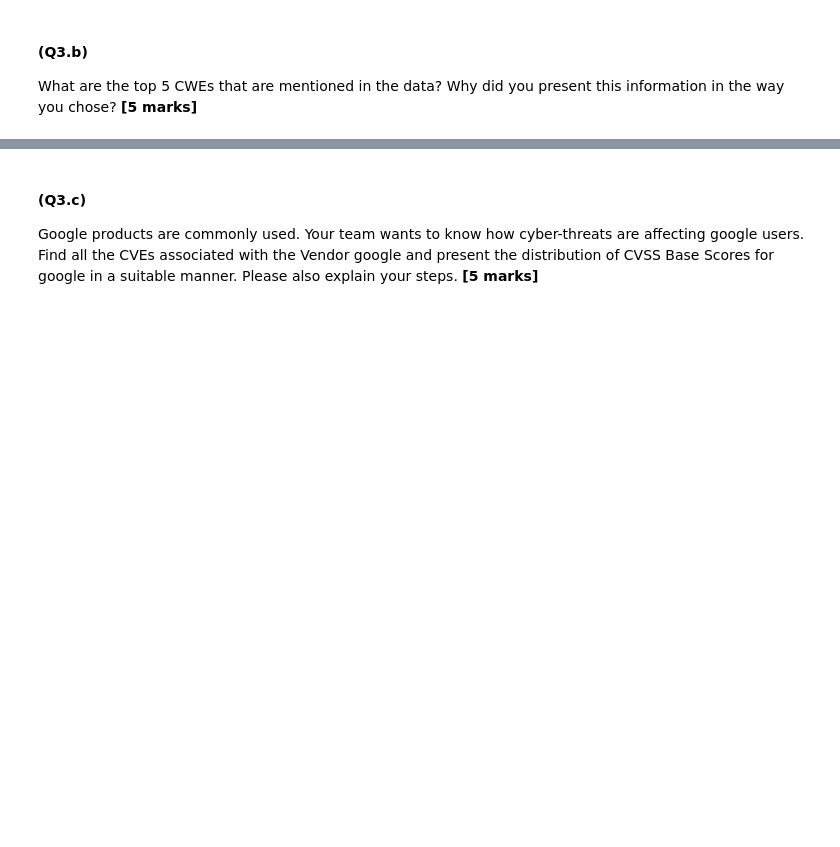
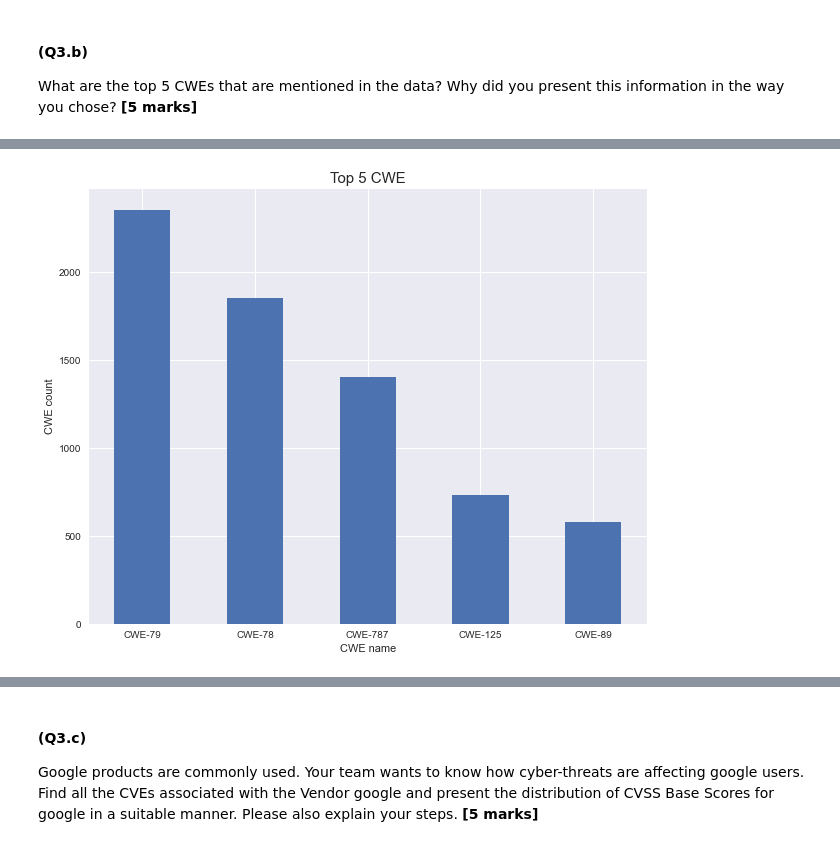
Before and after one commit to kylifish0100/comp2420_assignment1, a Jupyter notebook: Assignment_1_2022.ipynb, the cells around one changed output, grey strips where cells are left out. Drawn from its saved outputs; the diff is of its cells as text; code cells hidden in the pictures; blank space fills up the shorter version.

```diff
--- a/Assignment_1_2022.ipynb
+++ b/Assignment_1_2022.ipynb
@@ -250,0 +366,37 @@ What are the top 5 CWEs that are mentioned in the data? Why did you present this
+# %%
+# YOUR CODE HERE
+
+cwe_list_origin = cvss_dataset['cwe_ids'].unique()
+cwe_list_trimmed = []
+for x in cwe_list_origin:                            #trim repeated CWEs
+    if x.find(",") == -1:
+        cwe_list_trimmed.append(x)
+    elif x.find(",") != -1:
+        x = x.split(',')
+        #print(x)
+        for i in x:
+            #print(i)
+            cwe_list_trimmed.append(i)
+
+cwe_list_trimmed = list(set(cwe_list_trimmed))
+
+cwe_count = []
+for i in cwe_list_trimmed:                           #find every CWE's frequency
+    count = cvss_dataset[cvss_dataset['cwe_ids'].str.contains(i) == True ].shape[0]
+    cwe_count.append(count)
+
+zip_cwe = list(zip(cwe_count, cwe_list_trimmed))
+zip_cwe.sort(reverse = True)
+cwe_count, cwe_list_trimmed = zip(*zip_cwe)
+
+fig, ax = plt.subplots(figsize=(10, 8))
+plt.bar(cwe_list_trimmed[0:5], cwe_count[0:5], width = 0.5)
+plt.xticks(fontsize=10)
+plt.xlabel("CWE name")
+plt.ylabel("CWE count")
+plt.title("Top 5 CWE",fontsize=15)
+plt.show()
+
+# (ADD ANY ADDITIONAL CELLS AS REQUIRED)
+# %% [output]
+[figure, added]
```
Also changed, not shown: parts of 26 cells of this notebook, 1 other file.
